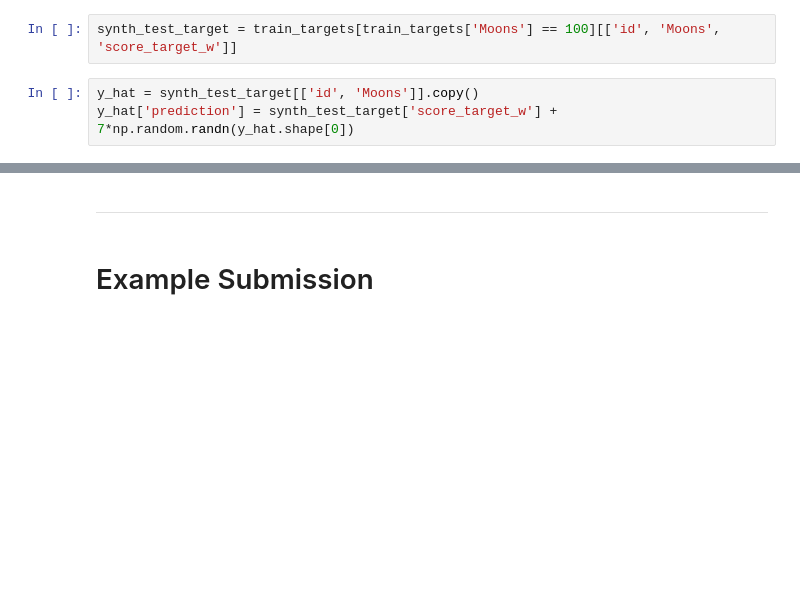
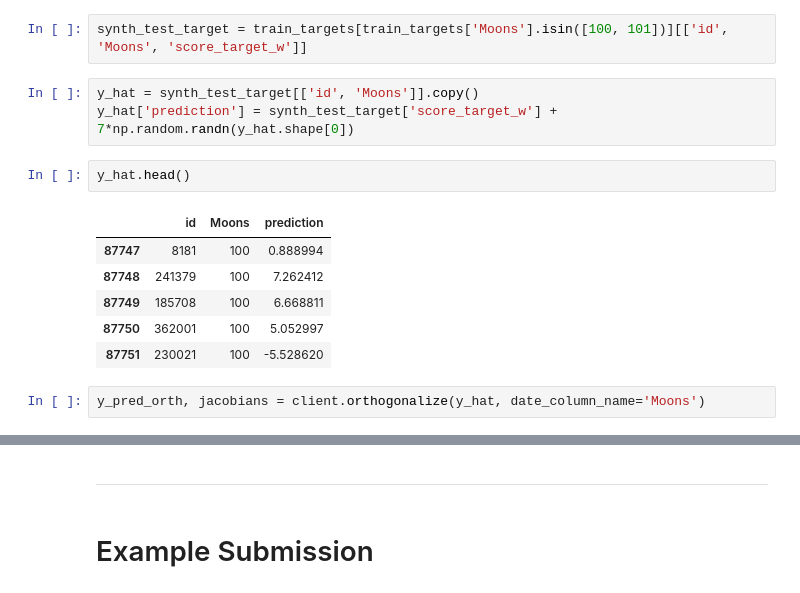
Before and after one commit to crunchdao/datacrunch-notebooks, a Jupyter notebook: python/quickstarter_notebook_master2.0.ipynb, the cells around one changed output, grey strips where cells are left out. Cells and saved outputs as stored; diff of their text form; blank space fills up the shorter version.

```diff
--- a/python/quickstarter_notebook_master2.0.ipynb
+++ b/python/quickstarter_notebook_master2.0.ipynb
@@ -341,7 +341,18 @@ def loss(y_pred, y_test, y_pred_col):
 # %% [markdown]
 In order to interact with the client, let's assume the current test Moon is Moon 100:
 # %%
-synth_test_target = train_targets[train_targets['Moons'] == 100][['id', 'Moons', 'score_target_w']]
+synth_test_target = train_targets[train_targets['Moons'].isin([100, 101])][['id', 'Moons', 'score_target_w']]
 # %%
 y_hat = synth_test_target[['id', 'Moons']].copy()
 y_hat['prediction'] = synth_test_target['score_target_w'] + 7*np.random.randn(y_hat.shape[0])
+# %%
+y_hat.head()
+# %% [output]
+|  | id | Moons | prediction |
+| 87747 | 8181 | 100 | 0.888994 |
+| 87748 | 241379 | 100 | 7.262412 |
+| 87749 | 185708 | 100 | 6.668811 |
+| 87750 | 362001 | 100 | 5.052997 |
+| 87751 | 230021 | 100 | -5.528620 |
+# %%
+y_pred_orth, jacobians = client.orthogonalize(y_hat, date_column_name='Moons')
```
Also changed, not shown: parts of 19 cells of this notebook.
